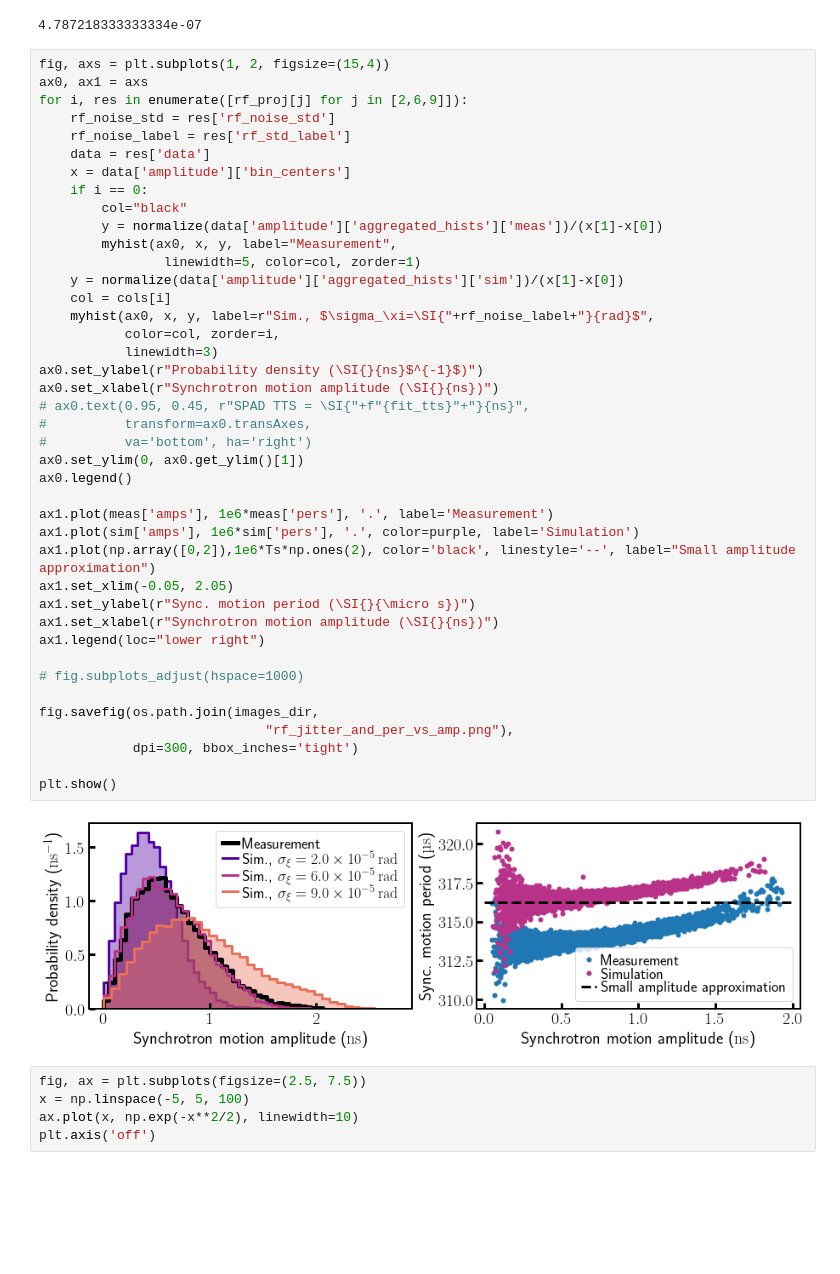
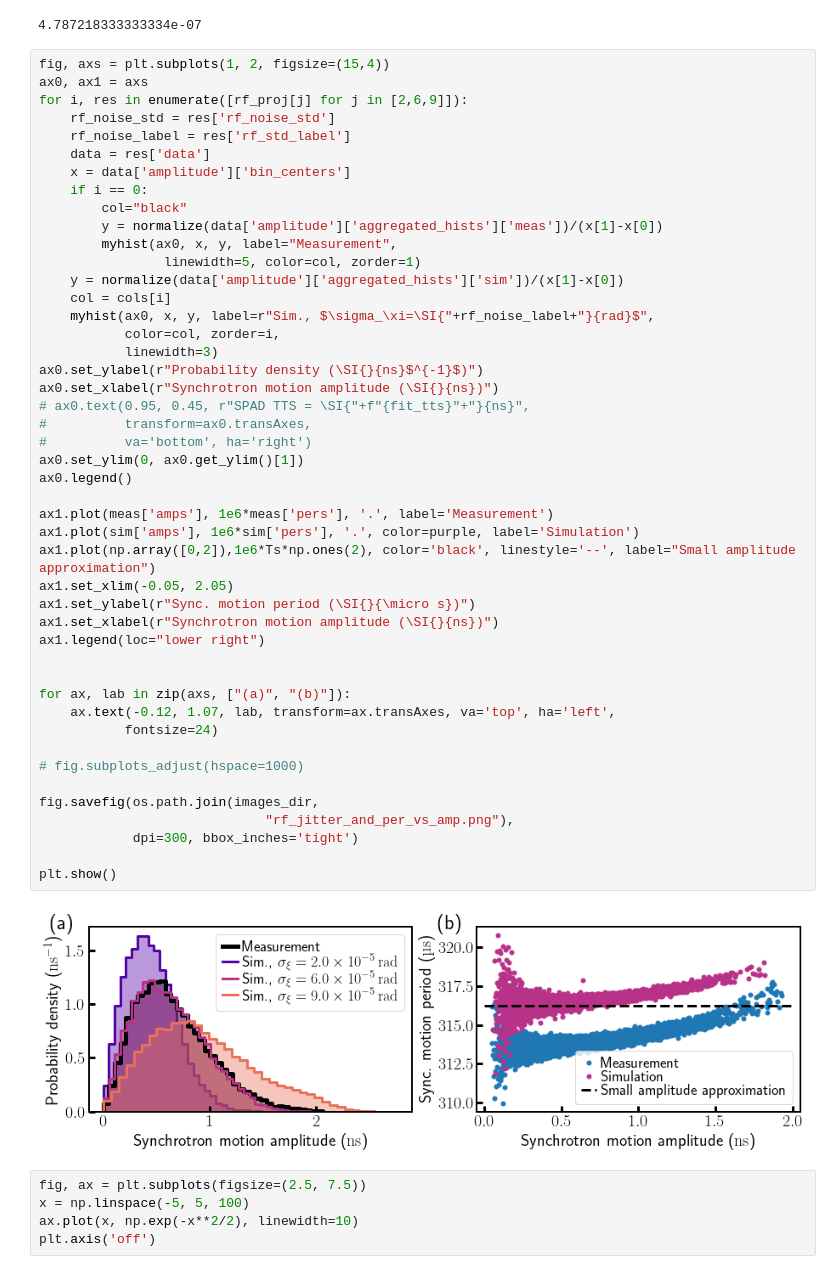
Before and after one commit to IharLobach/ursse, a Jupyter notebook: analyzing_collected_data/all_single_electron_data/plots_for_JINST.ipynb, the cells around one changed output. Saved outputs shown, nothing was run; the diff lists cells and outputs as text; blank space fills up the shorter version.

```diff
--- a/analyzing_collected_data/all_single_electron_data/plots_for_JINST.ipynb
+++ b/analyzing_collected_data/all_single_electron_data/plots_for_JINST.ipynb
@@ -194,34 +194,39 @@ for i, res in enumerate([rf_proj[j] for j in [2,6,9]]):
                 linewidth=5, color=col, zorder=1)
     y = normalize(data['amplitude']['aggregated_hists']['sim'])/(x[1]-x[0])
     col = cols[i]
     myhist(ax0, x, y, label=r"Sim., $\sigma_\xi=\SI{"+rf_noise_label+"}{rad}$",
            color=col, zorder=i,
            linewidth=3)
 ax0.set_ylabel(r"Probability density (\SI{}{ns}$^{-1}$)")
 ax0.set_xlabel(r"Synchrotron motion amplitude (\SI{}{ns})")
 # ax0.text(0.95, 0.45, r"SPAD TTS = \SI{"+f"{fit_tts}"+"}{ns}",
 #          transform=ax0.transAxes,
 #          va='bottom', ha='right')
 ax0.set_ylim(0, ax0.get_ylim()[1])
 ax0.legend()
 
 ax1.plot(meas['amps'], 1e6*meas['pers'], '.', label='Measurement')
 ax1.plot(sim['amps'], 1e6*sim['pers'], '.', color=purple, label='Simulation')
 ax1.plot(np.array([0,2]),1e6*Ts*np.ones(2), color='black', linestyle='--', label="Small amplitude approximation")
 ax1.set_xlim(-0.05, 2.05)
 ax1.set_ylabel(r"Sync. motion period (\SI{}{\micro s})")
 ax1.set_xlabel(r"Synchrotron motion amplitude (\SI{}{ns})")
 ax1.legend(loc="lower right")
 
+
+for ax, lab in zip(axs, ["(a)", "(b)"]):
+    ax.text(-0.12, 1.07, lab, transform=ax.transAxes, va='top', ha='left',
+           fontsize=24)
+
 # fig.subplots_adjust(hspace=1000)
 
 fig.savefig(os.path.join(images_dir,
                              "rf_jitter_and_per_vs_amp.png"),
             dpi=300, bbox_inches='tight')
 
 plt.show()
 # %% [output]
-[figure, old version]
+[figure, new version]
 # %%
 fig, ax = plt.subplots(figsize=(2.5, 7.5))
 x = np.linspace(-5, 5, 100)
```
Also changed, not shown: parts of 1 cell of this notebook, 2 other files.
